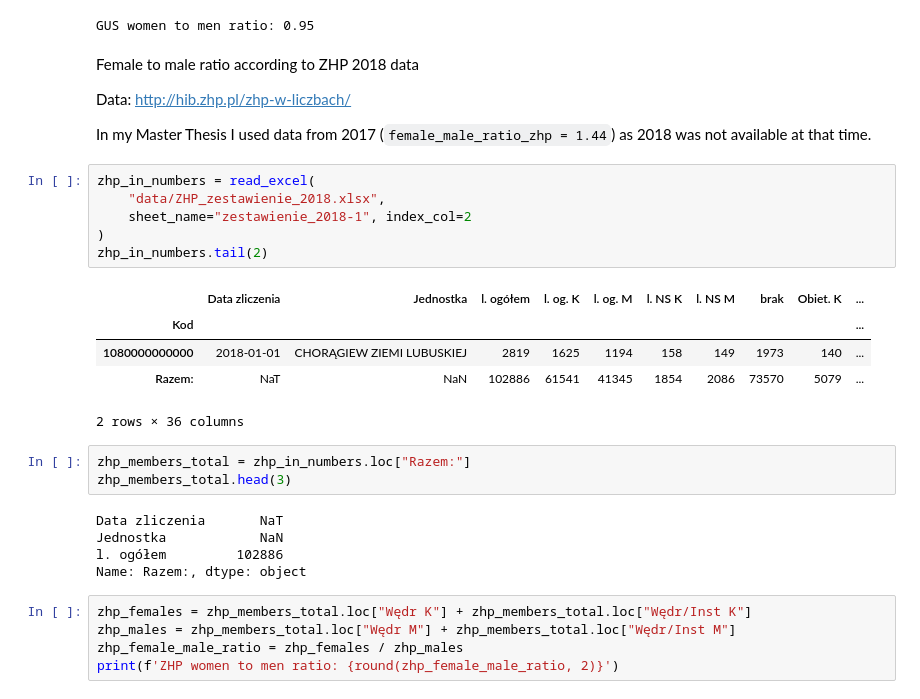
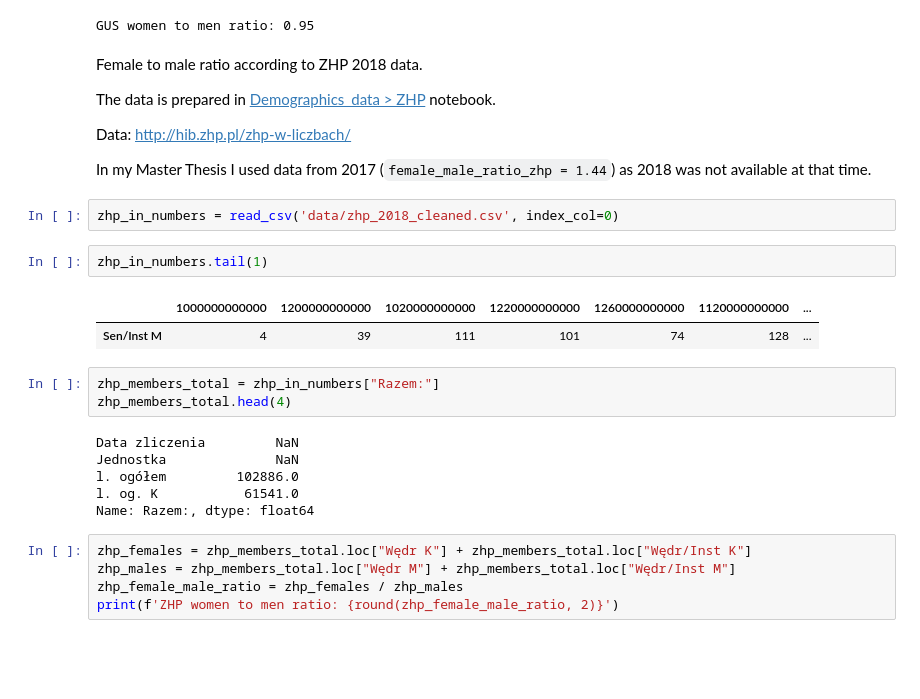
Before and after one commit to krassowska/scouts-and-ticks, a Jupyter notebook: Demographics.ipynb, the cells around one changed output. Drawn from its saved outputs; the diff is of its cells as text; blank space fills up the shorter version.

```diff
--- a/Demographics.ipynb
+++ b/Demographics.ipynb
@@ -250,31 +238,29 @@ print(f'GUS women to men ratio: {round(gus_female_male_ratio, 2)}')
 # %% [output]
 GUS women to men ratio: 0.95
 # %% [markdown]
-Female to male ratio according to ZHP 2018 data
+Female to male ratio according to ZHP 2018 data.
+
+The data is prepared in [Demographics_data > ZHP](Demographics_data.ipynb#ZHP) notebook.
 
 Data: http://hib.zhp.pl/zhp-w-liczbach/
 
 In my Master Thesis I used data from 2017 (`female_male_ratio_zhp = 1.44`) as 2018 was not available at that time.
-# %%
-zhp_in_numbers = read_excel(
-    "data/ZHP_zestawienie_2018.xlsx",
-    sheet_name="zestawienie_2018-1", index_col=2
-)
-zhp_in_numbers.tail(2)
-# %% [output]
-|  | Data zliczenia | Jednostka | l. ogółem | l. og. K | l. og. M | l. NS K | l. NS M | brak | Obiet. K | ... |
-| Kod |  |  |  |  |  |  |  |  |  | ... |
-| 1080000000000 | 2018-01-01 | CHORĄGIEW ZIEMI LUBUSKIEJ | 2819 | 1625 | 1194 | 158 | 149 | 1973 | 140 | ... |
-| Razem: | NaT | NaN | 102886 | 61541 | 41345 | 1854 | 2086 | 73570 | 5079 | ... |
-2 rows × 36 columns
+# %%
+zhp_in_numbers = read_csv('data/zhp_2018_cleaned.csv', index_col=0)
+# %%
+zhp_in_numbers.tail(1)
+# %% [output]
+|  | 1000000000000 | 1200000000000 | 1020000000000 | 1220000000000 | 1260000000000 | 1120000000000 | ... |
+| Sen/Inst M | 4 | 39 | 111 | 101 | 74 | 128 | ... |
 # %%
-zhp_members_total = zhp_in_numbers.loc["Razem:"]
-zhp_members_total.head(3)
+zhp_members_total = zhp_in_numbers["Razem:"]
+zhp_members_total.head(4)
 # %% [output]
-Data zliczenia       NaT
-Jednostka            NaN
-l. ogółem         102886
-Name: Razem:, dtype: object
+Data zliczenia         NaN
+Jednostka              NaN
+l. ogółem         102886.0
+l. og. K           61541.0
+Name: Razem:, dtype: float64
 # %%
 zhp_females = zhp_members_total.loc["Wędr K"] + zhp_members_total.loc["Wędr/Inst K"]
 zhp_males = zhp_members_total.loc["Wędr M"] + zhp_members_total.loc["Wędr/Inst M"]
```
Also changed, not shown: parts of 6 cells of this notebook, 1 other file.
